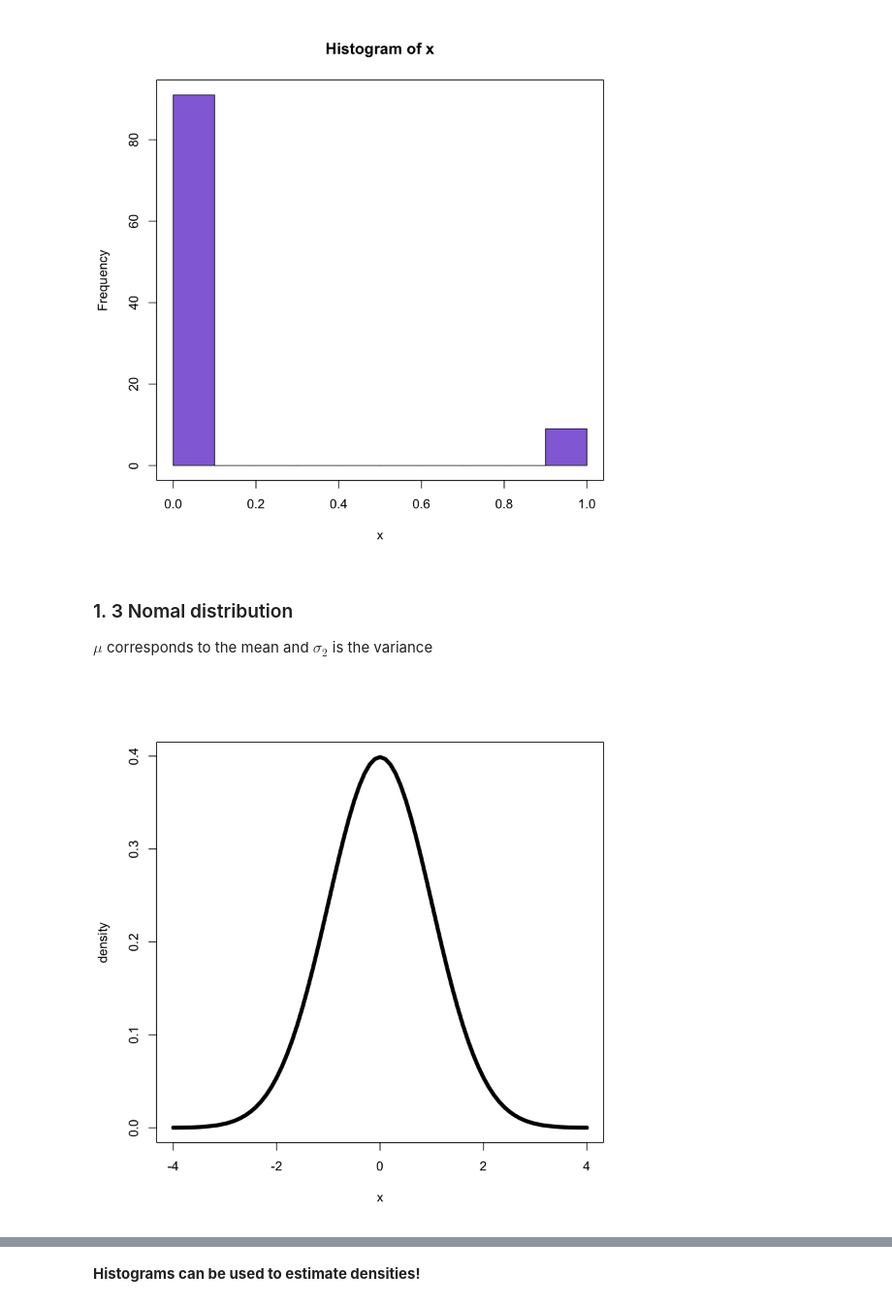
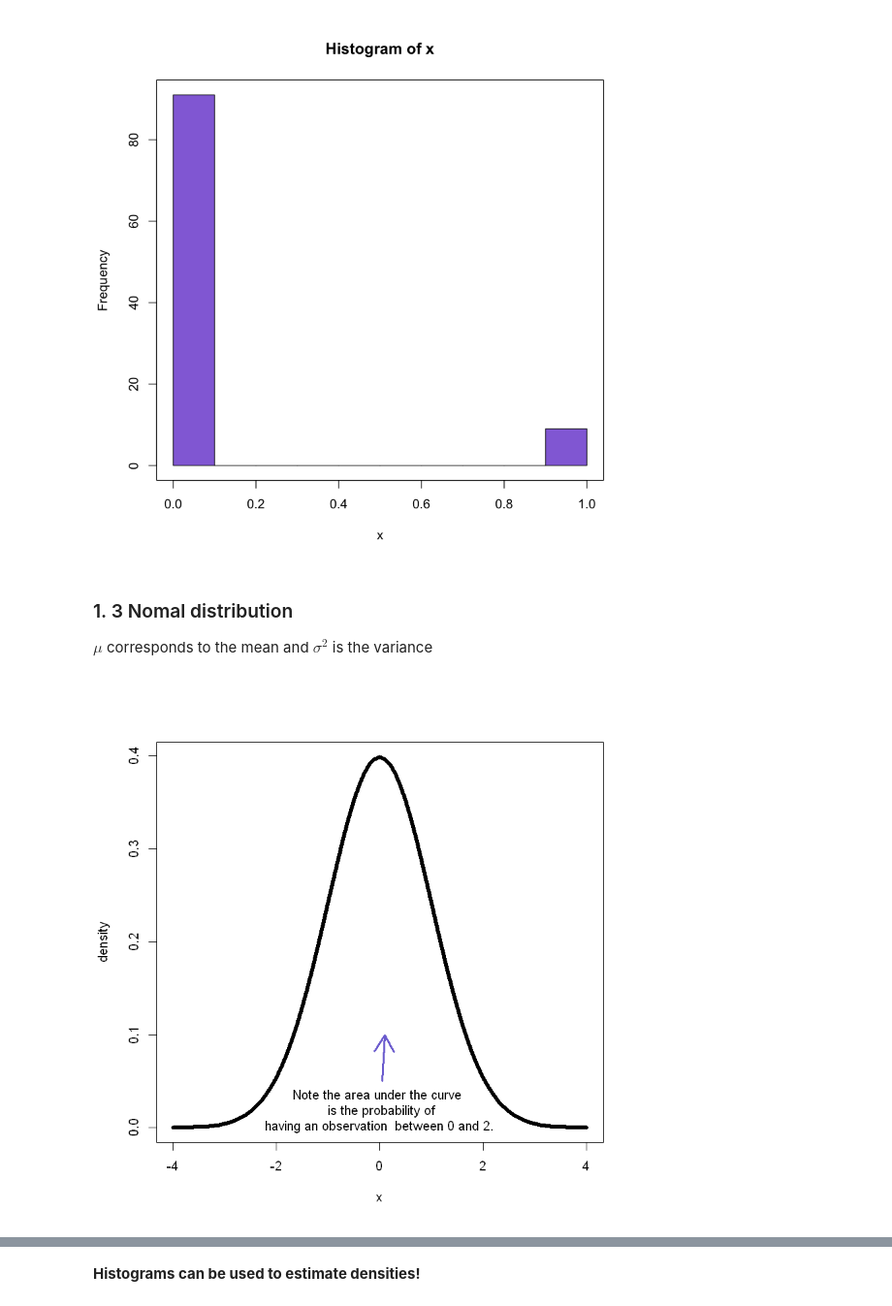
Before and after one commit to trallard/BAD_days, a Jupyter notebook: Day1/Notebook_version/Comments.ipynb, the cells around one changed output, grey strips where cells are left out. Shown: that part at 97% size. Saved outputs shown, nothing was run; the diff lists cells and outputs as text; code cells hidden in the pictures.

```diff
--- a/Day1/Notebook_version/Comments.ipynb
+++ b/Day1/Notebook_version/Comments.ipynb
@@ -29,12 +29,15 @@ box()
 # %% [markdown]
 ### 1. 3 Nomal distribution
 
-$\mu$ corresponds to the mean and $\sigma_2$ is the variance
+$\mu$ corresponds to the mean and $\sigma^2$ is the variance
 # %%
 x<-seq(-4,4,.1)
 f<-dnorm(x, mean=0, sd=1)
 
 # plotting
 plot(x,f,xlab="x",ylab="density",lwd=5,type="l")
+arrows(0.05,0.05,0.1,0.1, lwd= 3, col = 'slateblue')
+text(x=0, y=0.02, label ='Note the area under the curve \n is the probability of
+having an observation  between 0 and 2.')
 # %% [output]
-[figure, old version]
+[figure, new version]
```
Also changed, not shown: parts of 21 cells of this notebook.
